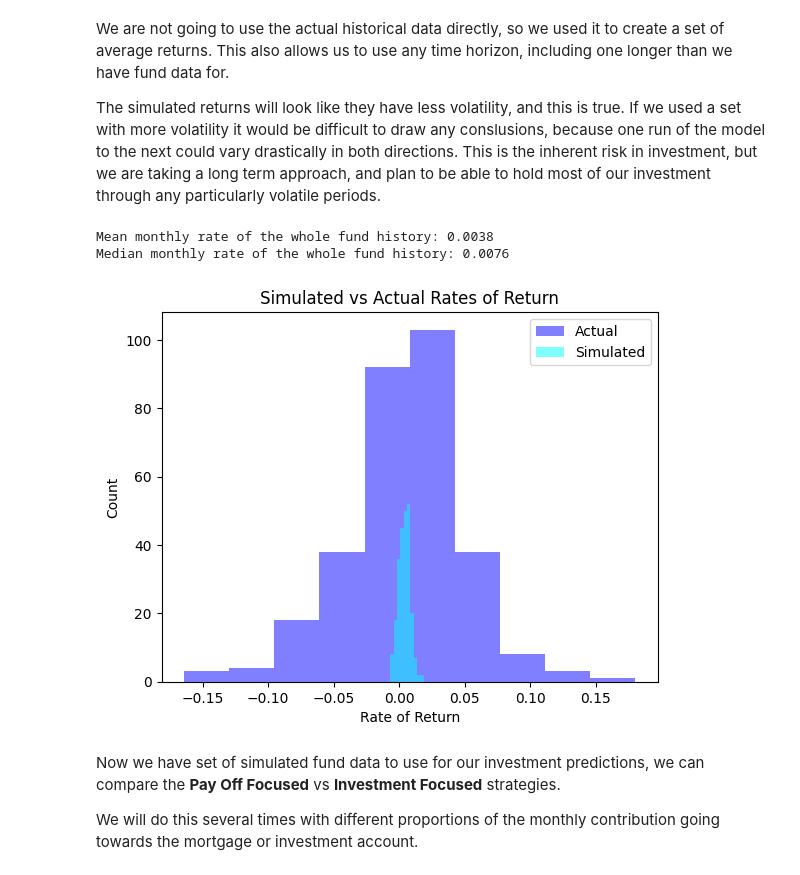
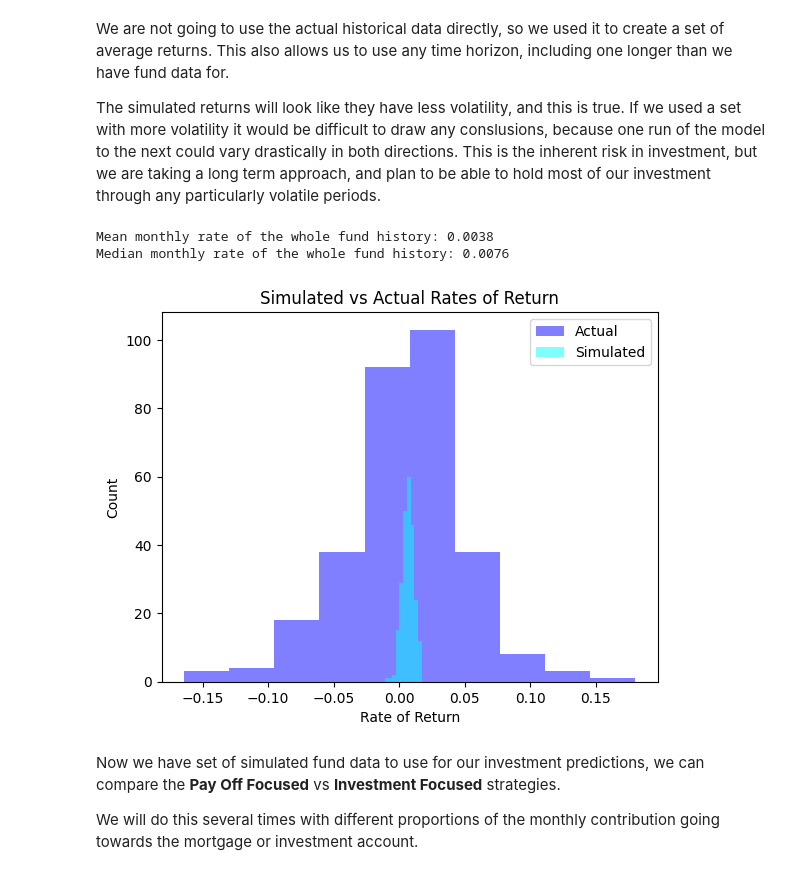
Before and after one commit to jayarerita/fin-analysis, a Jupyter notebook: payoff_vs_invest.ipynb, the cells around one changed output. Saved outputs shown, nothing was run; the diff lists cells and outputs as text; code cells hidden in the pictures.

```diff
--- a/payoff_vs_invest.ipynb
+++ b/payoff_vs_invest.ipynb
@@ -112,37 +112,38 @@ mean = fund_data["Rate"].mean()
 print(f"Mean monthly rate of the whole fund history: {fund_data['Rate'].mean():.4f}")
 print(f"Median monthly rate of the whole fund history: {fund_data['Rate'].median():.4f}")
 
+mean = .006473
 # Compute 100 times and take the median
 sim_data = np.random.normal(mean, sd, (12*TIME_HORIZON,100))
 sim_avgs = np.mean(sim_data, axis=1)
 
 fund_data_slice = pd.DataFrame(columns=["Date", "Dividend"])
 this_date = datetime.datetime.now()
 # Add in the dividend every December
 for i in range(12 * TIME_HORIZON):
     this_date += relativedelta(months=1)
     if this_date.month == 12:
         dividend_rate = STANDARD_DIVIDEND_RATE
     else:
         dividend_rate = 0
     new_row_df = pd.DataFrame([{"Date":this_date, "Dividend":dividend_rate}])
     fund_data_slice = pd.concat((fund_data_slice, new_row_df),  axis=0, ignore_index=True)
 
 fund_data_slice["Simulated_Rate"] = list(sim_avgs)
 
 # Lets also visualize the results
 plt.hist(fund_data["Rate"], lw=2, fc=(0, 0, 1, 0.5))
 plt.hist(fund_data_slice["Simulated_Rate"], lw=2, fc=(0, 1, 1, 0.5))
 
 plt.title(f"Simulated vs Actual Rates of Return")
 plt.xlabel("Rate of Return")
 plt.ylabel("Count")
 plt.legend(["Actual", "Simulated"])
 plt.show()
 # %% [output]
 Mean monthly rate of the whole fund history: 0.0038
 Median monthly rate of the whole fund history: 0.0076
-[figure, old version]
+[figure, new version]
 # %% [markdown]
 Now we have set of simulated fund data to use for our investment predictions, we can compare the **Pay Off Focused** vs **Investment Focused** strategies.
 
```
Also changed, not shown: parts of 3 cells of this notebook.
